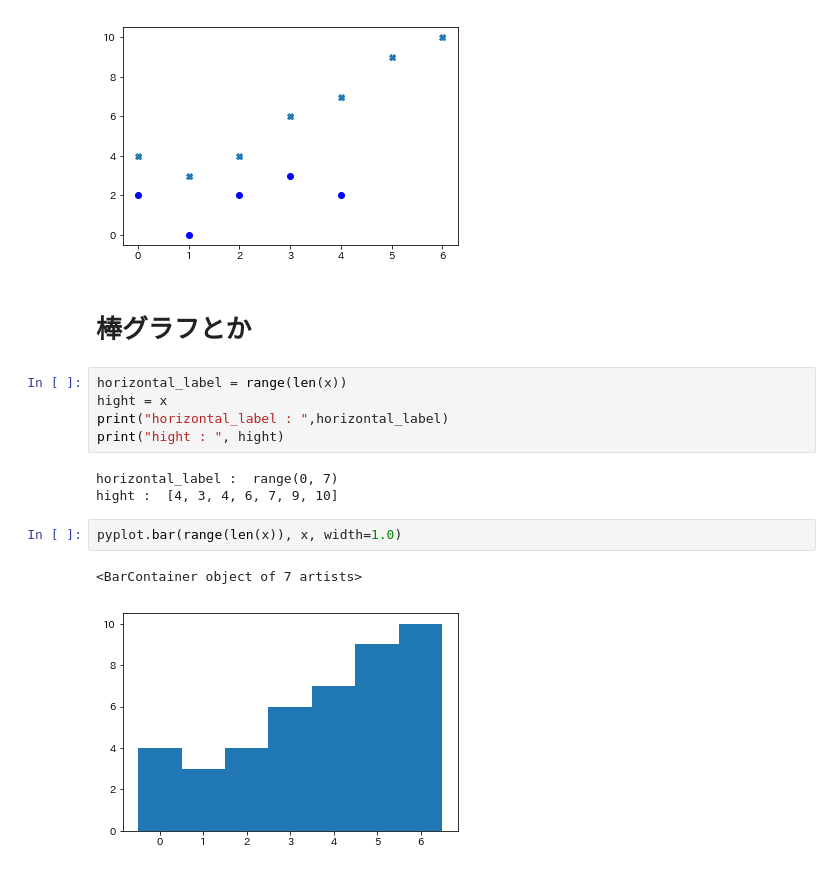
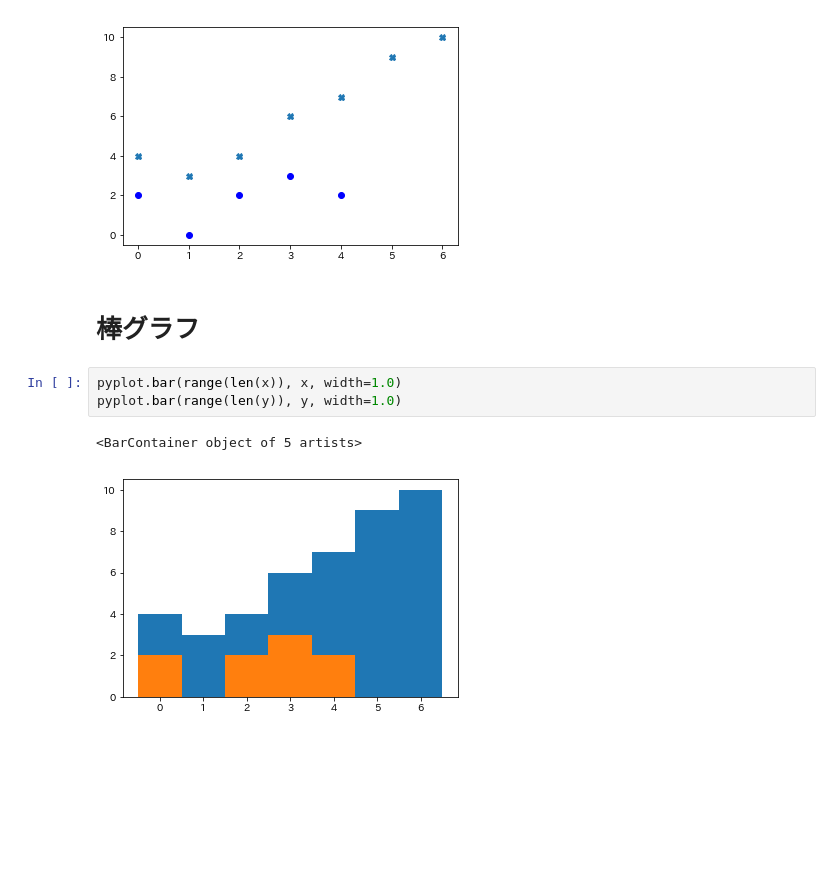
Before and after one commit to PythonBeginners/meetup009_2_Revival_PyData001, a Jupyter notebook: jupyter/meetup009_2_Revival_PyData001_matplotlib_sample.ipynb, the cells around one changed output. Drawn from its saved outputs; the diff is of its cells as text; blank space fills up the shorter version.

```diff
--- a/jupyter/meetup009_2_Revival_PyData001_matplotlib_sample.ipynb
+++ b/jupyter/meetup009_2_Revival_PyData001_matplotlib_sample.ipynb
@@ -64,20 +64,13 @@ pyplot.show()
 # %% [output]
 [figure]
 # %% [markdown]
-# 棒グラフとか
+# 棒グラフ
-# %%
-horizontal_label = range(len(x))
-hight = x
-print("horizontal_label : ",horizontal_label)
-print("hight : ", hight)
-# %% [output]
-horizontal_label :  range(0, 7)
-hight :  [4, 3, 4, 6, 7, 9, 10]
 # %%
 pyplot.bar(range(len(x)), x, width=1.0)
+pyplot.bar(range(len(y)), y, width=1.0)
 # %% [output]
-<BarContainer object of 7 artists>
+<BarContainer object of 5 artists>
-[figure, old version]
+[figure, new version]
 # %% [markdown]
 # 軽く演習 20分くらい
 ## 問題:y=sin(x) ( -2π < x < 2π )のグラフを作成してください。
```
Also changed, not shown: parts of 5 cells of this notebook, 6 other files.
